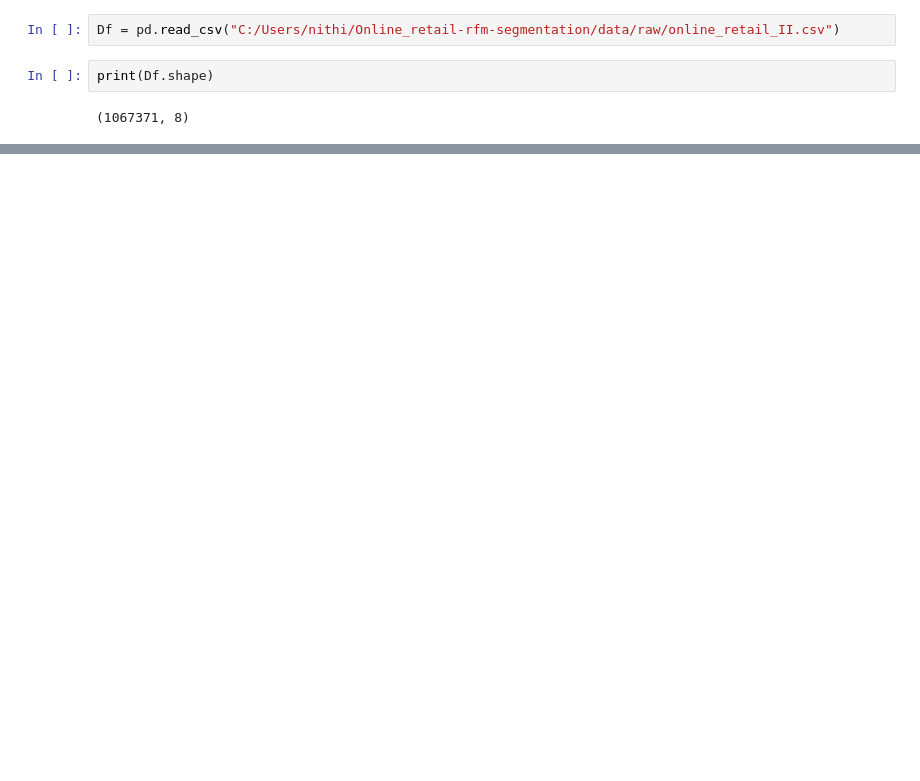
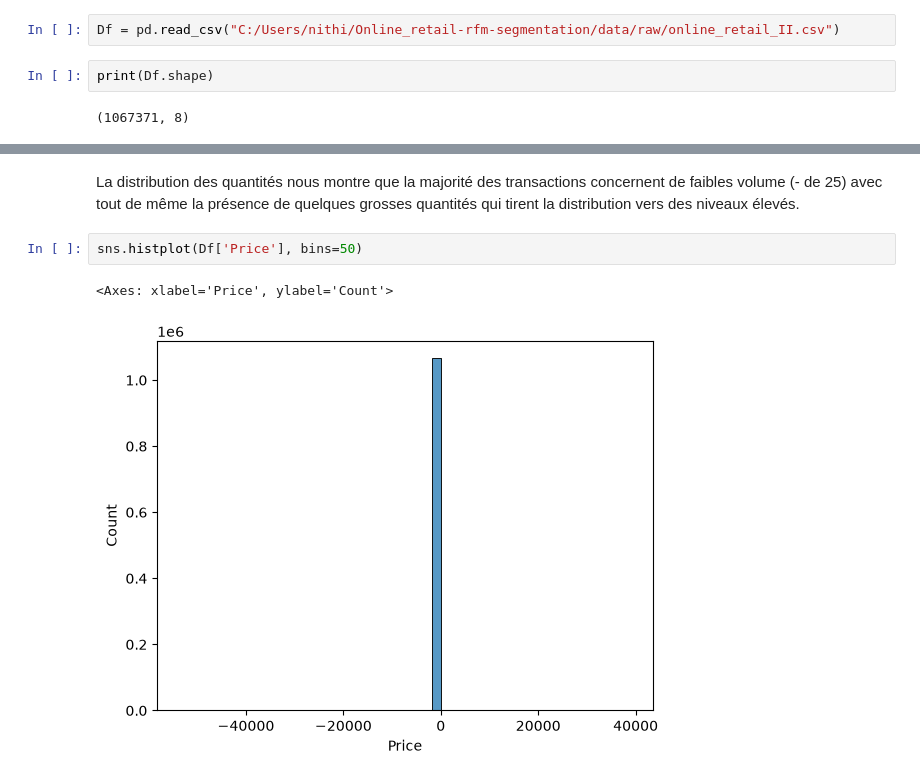
Before and after one commit to Nithilan16/Online_retail-rfm-segmentation, a Jupyter notebook: notebooks/online_retail.ipynb, the cells around one changed output, grey strips where cells are left out. Drawn from its saved outputs; the diff is of its cells as text; blank space fills up the shorter version.

```diff
--- a/notebooks/online_retail.ipynb
+++ b/notebooks/online_retail.ipynb
@@ -22,0 +147,7 @@ Df.head()
+# %% [markdown]
+La distribution des quantités nous montre que la majorité des transactions concernent de faibles volume (- de 25) avec tout de même la présence de quelques grosses quantités qui tirent la distribution vers des niveaux élevés.
+# %%
+sns.histplot(Df['Price'], bins=50)
+# %% [output]
+<Axes: xlabel='Price', ylabel='Count'>
+[figure, added]
```
Also changed, not shown: parts of 45 cells of this notebook.
